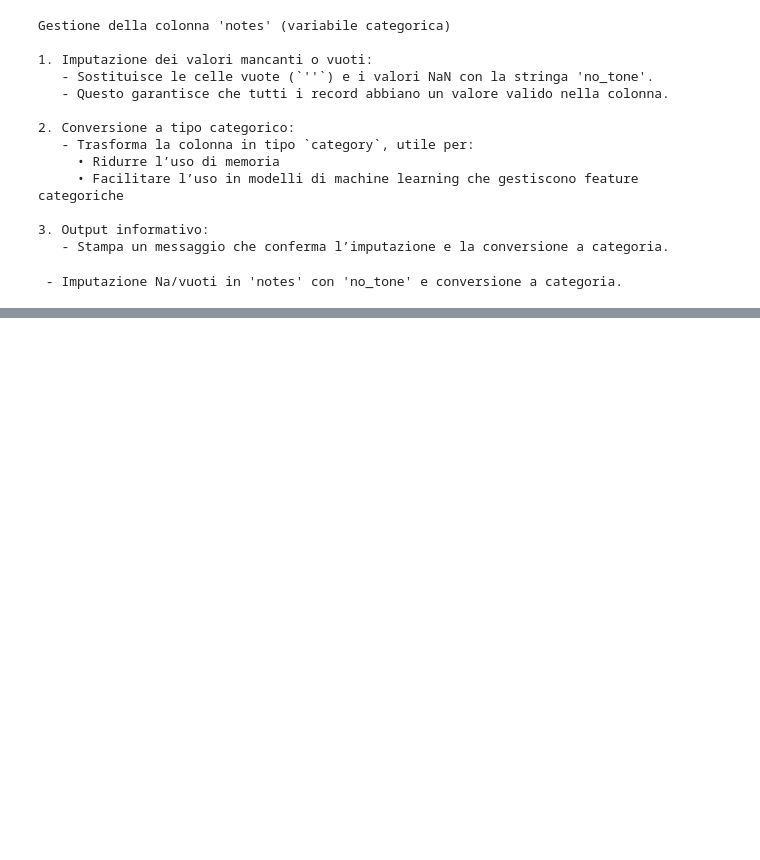
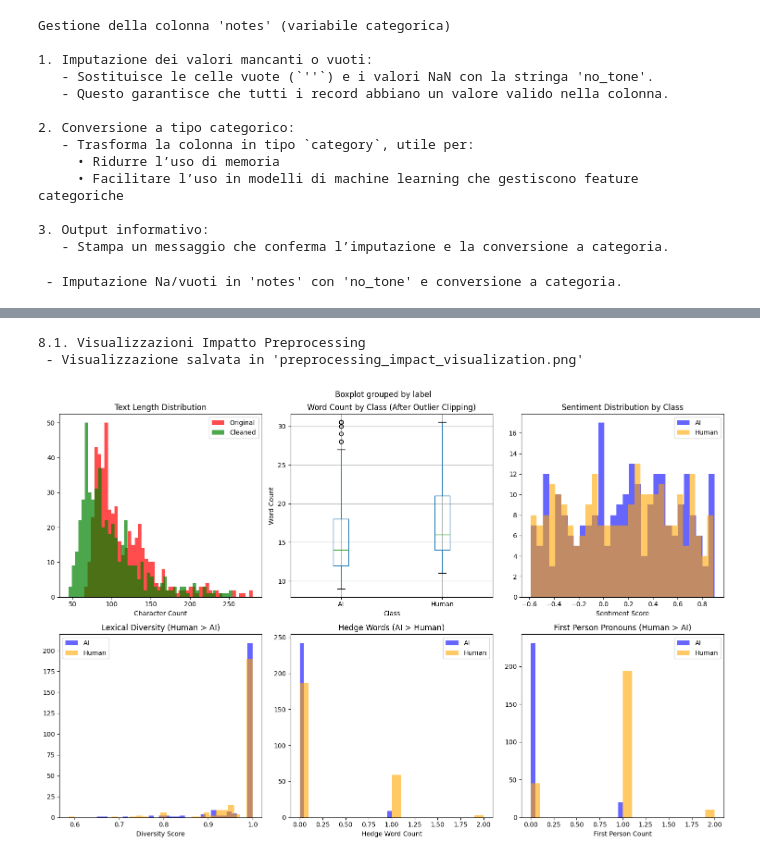
Before and after one commit to Luddachan/ProgettoFinale_RosyAnnaAnto, a Jupyter notebook: ai_vs_human_clean.ipynb, the cells around one changed output, grey strips where cells are left out. Saved outputs shown, nothing was run; the diff lists cells and outputs as text; code cells hidden in the pictures; blank space fills up the shorter version.

```diff
--- a/ai_vs_human_clean.ipynb
+++ b/ai_vs_human_clean.ipynb
@@ -304,0 +475,4 @@ print(" - Imputazione Na/vuoti in 'notes' con 'no_tone' e conversione a categori
+# %%
+print("4. Rimozione Duplicati")
+df = df.drop_duplicates(keep = 'first')
+print(f"righe finali dopo la rimozione dei duplicati: {df.shape[0]}")
@@ -304,0 +658,7 @@ print(" - Imputazione Na/vuoti in 'notes' con 'no_tone' e conversione a categori
+# %%
+# 6.2 Standardizzazione Stringhe e Conversione a Category
+for col in ['topic', 'source_detail']:
+    if col in df.columns:
+        df[col] = df[col].astype(str).str.strip().str.title()
+        df[col] = df[col].astype('category')
+        print(f" - Colonna '{col}' standardizzata e convertita a 'category'.")
@@ -304,0 +670,4 @@ print(" - Imputazione Na/vuoti in 'notes' con 'no_tone' e conversione a categori
+# %%
+# 6.3 Codifica della Variabile Target
+df['label_encoded'] = df['label'].map({'human': 0, 'ai': 1}).astype('uint8')
+print(" - Colonna 'label' codificata in 'label_encoded' (human=0, ai=1).")
@@ -304,0 +781,3 @@ print(" - Imputazione Na/vuoti in 'notes' con 'no_tone' e conversione a categori
+# %%
+df['type_token_ratio'] = df['lexical_diversity']
+df['avg_sentence_length'] = df['length_words'] / df['sentence_count'].replace(0, 1)
@@ -304,0 +1345,62 @@ print(" - Imputazione Na/vuoti in 'notes' con 'no_tone' e conversione a categori
+# %%
+## 8.1 Visualizzazioni Before/After Preprocessing
+print("8.1. Visualizzazioni Impatto Preprocessing")
+
+fig, axes = plt.subplots(2, 3, figsize=(15, 10))
+fig.suptitle('Impact of Preprocessing Pipeline', fontsize=16, fontweight='bold')
+
+# 1. Text Length Distribution
+axes[0, 0].hist(df['text'].str.len(), bins=50, alpha=0.7, label='Original', color='red')
+axes[0, 0].hist(df['text_cleaned'].str.len(), bins=50, alpha=0.7, label='Cleaned', color='green')
+axes[0, 0].set_title('Text Length Distribution')
+axes[0, 0].set_xlabel('Character Count')
+axes[0, 0].legend()
+
+# 2. Word Count per Class
+df_viz = df[['label', 'length_words']].copy()
+df_viz.boxplot(by='label', ax=axes[0, 1])
+axes[0, 1].set_title('Word Count by Class (After Outlier Clipping)')
+axes[0, 1].set_xlabel('Class')
+axes[0, 1].set_ylabel('Word Count')
+plt.sca(axes[0, 1])
+plt.xticks([1, 2], ['AI', 'Human'])
+
+# 3. Sentiment Distribution
+axes[0, 2].hist(df[df['label']=='ai']['sentiment'], bins=30, alpha=0.6, label='AI', color='blue')
+axes[0, 2].hist(df[df['label']=='human']['sentiment'], bins=30, alpha=0.6, label='Human', color='orange')
+axes[0, 2].set_title('Sentiment Distribution by Class')
+axes[0, 2].set_xlabel('Sentiment Score')
+axes[0, 2].legend()
+
+# 4. Lexical Diversity
+if 'lexical_diversity' in df.columns:
+    axes[1, 0].hist(df[df['label']=='ai']['lexical_diversity'], bins=30, alpha=0.6, label='AI', color='blue')
+    axes[1, 0].hist(df[df['label']=='human']['lexical_diversity'], bins=30, alpha=0.6, label='Human', color='orange')
+    axes[1, 0].set_title('Lexical Diversity (Human > AI)')
+    axes[1, 0].set_xlabel('Diversity Score')
+    axes[1, 0].legend()
+
+# 5. Hedge Words Count
+if 'hedge_words_count' in df.columns:
+    axes[1, 1].hist(df[df['label']=='ai']['hedge_words_count'], bins=20, alpha=0.6, label='AI', color='blue')
+    axes[1, 1].hist(df[df['label']=='human']['hedge_words_count'], bins=20, alpha=0.6, label='Human', color='orange')
+    axes[1, 1].set_title('Hedge Words (AI > Human)')
+    axes[1, 1].set_xlabel('Hedge Word Count')
+    axes[1, 1].legend()
+
+# 6. First Person Count
+if 'first_person_count' in df.columns:
+    axes[1, 2].hist(df[df['label']=='ai']['first_person_count'], bins=20, alpha=0.6, label='AI', color='blue')
+    axes[1, 2].hist(df[df['label']=='human']['first_person_count'], bins=20, alpha=0.6, label='Human', color='orange')
+    axes[1, 2].set_title('First Person Pronouns (Human > AI)')
+    axes[1, 2].set_xlabel('First Person Count')
+    axes[1, 2].legend()
+
+plt.tight_layout()
+plt.savefig('preprocessing_impact_visualization.png', dpi=300, bbox_inches='tight')
+print(" - Visualizzazione salvata in 'preprocessing_impact_visualization.png'")
+plt.show()
+# %% [output]
+8.1. Visualizzazioni Impatto Preprocessing
+ - Visualizzazione salvata in 'preprocessing_impact_visualization.png'
+[figure, added]
```
Also changed, not shown: parts of 47 cells of this notebook, 5 other files.
